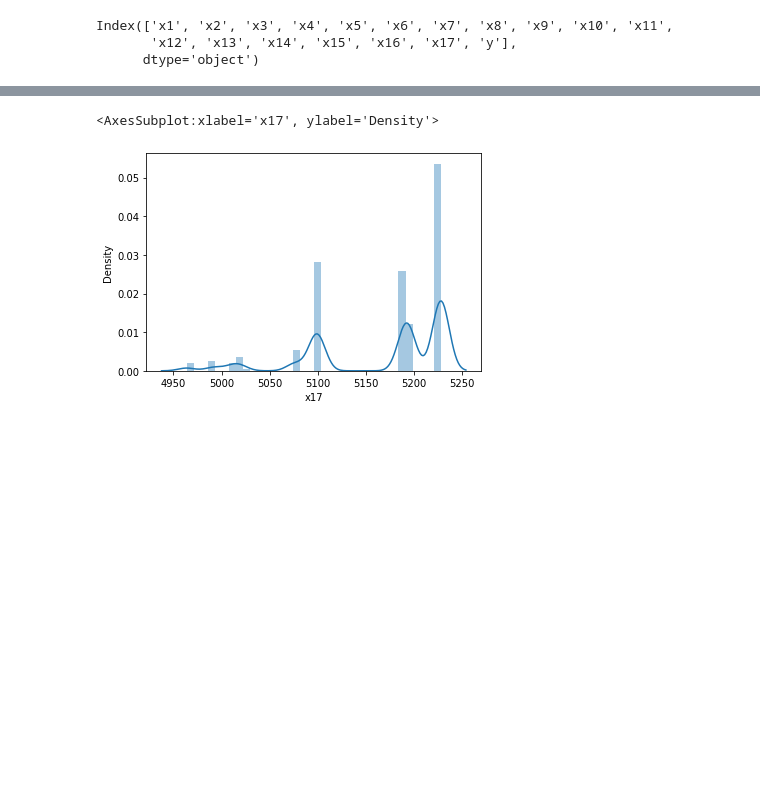
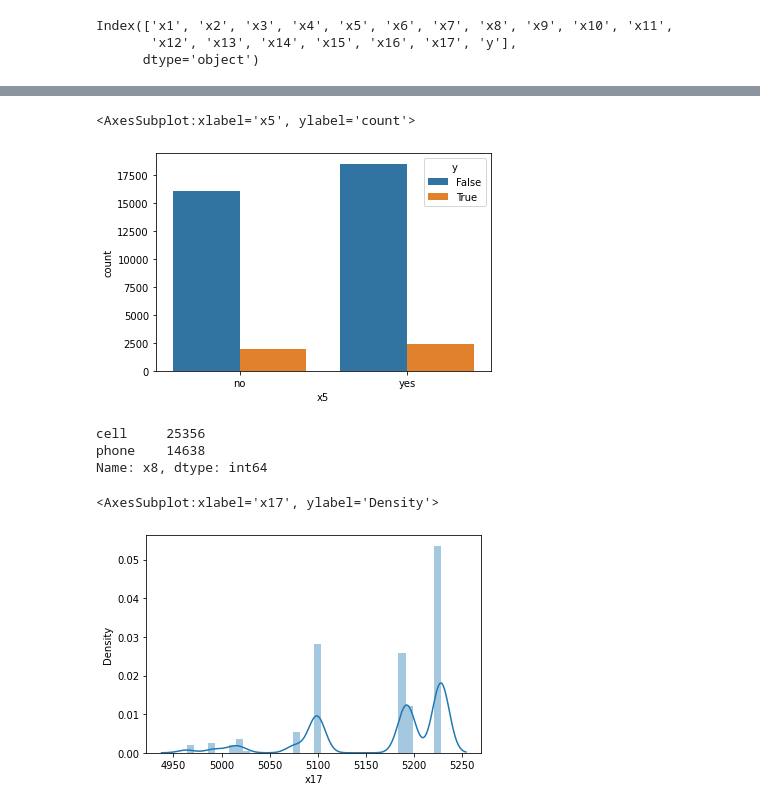
Before and after one commit to chan1992241/Machine_Learning_Practice, a Jupyter notebook: code.ipynb, the cells around one changed output, grey strips where cells are left out. Drawn from its saved outputs; the diff is of its cells as text; code cells hidden in the pictures; blank space fills up the shorter version.

```diff
--- a/code.ipynb
+++ b/code.ipynb
@@ -98,3 +127,14 @@ data.isnull().sum().plot(kind='bar')
+# %%
+sns.countplot(data=data, x='x5', hue='y')
+# %% [output]
+<AxesSubplot:xlabel='x5', ylabel='count'>
+[figure, added]
+# %%
+data['x8'].value_counts()
+# %% [output]
+cell     25356
+phone    14638
+Name: x8, dtype: int64
 # %%
 # plot x17 with distplot
 sns.distplot(data['x17'])
```
Also changed, not shown: parts of 43 cells of this notebook.
